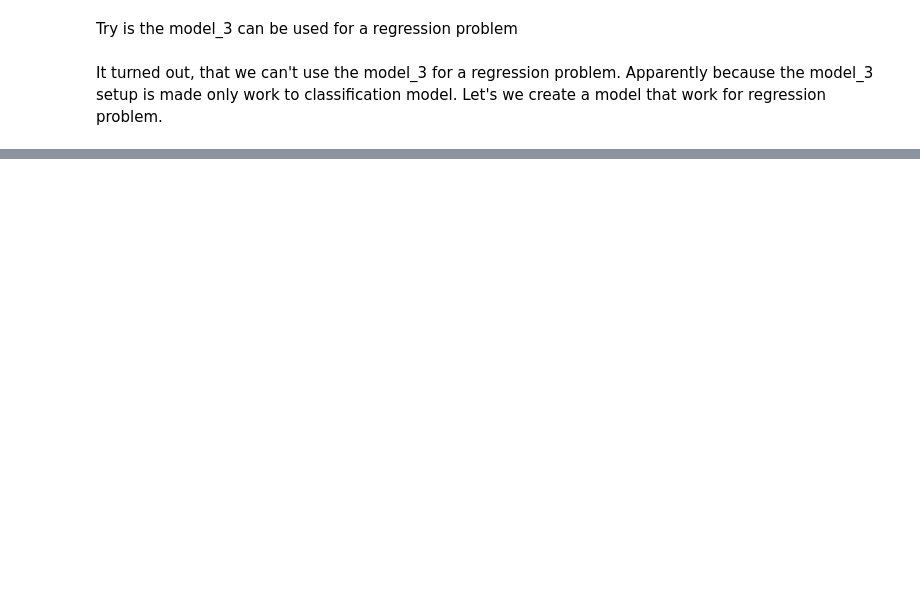
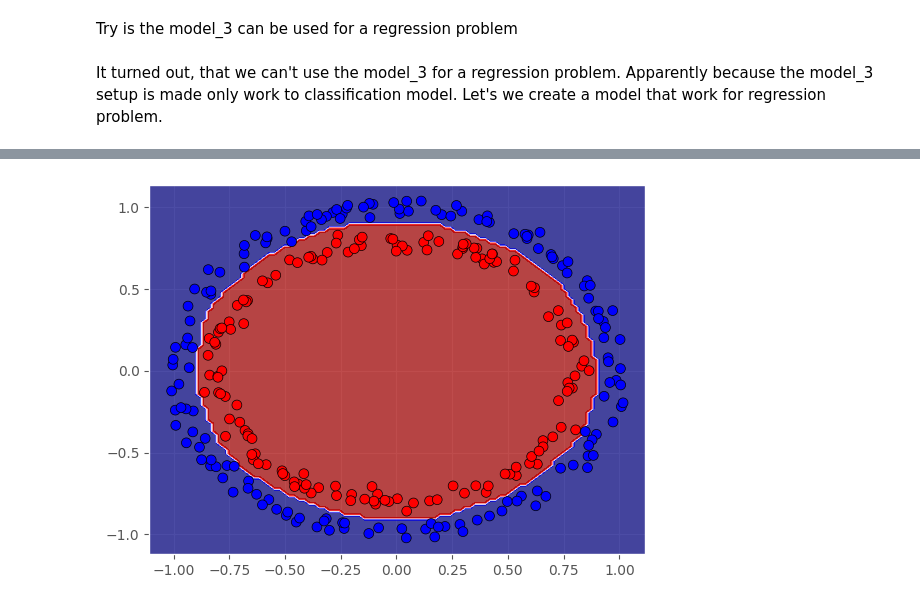
Before and after one commit to DiandraRifqiM/A-Journey-with-TensorFlow, a Jupyter notebook: Course 6/NNClassification.ipynb, the cells around one changed output, grey strips where cells are left out. Drawn from its saved outputs; the diff is of its cells as text; code cells hidden in the pictures; blank space fills up the shorter version.

```diff
--- a/Course 6/NNClassification.ipynb
+++ b/Course 6/NNClassification.ipynb
@@ -360,0 +459,4 @@ plt.legend()
+# %%
+# Model 5 Eval Visualize
+plot_decision_boundary(model=model_5, X=X_test, y=y_test)
+# %% [output]
@@ -360,0 +465 @@ plt.legend()
+[figure, added]
```
Also changed, not shown: parts of 17 cells of this notebook.
